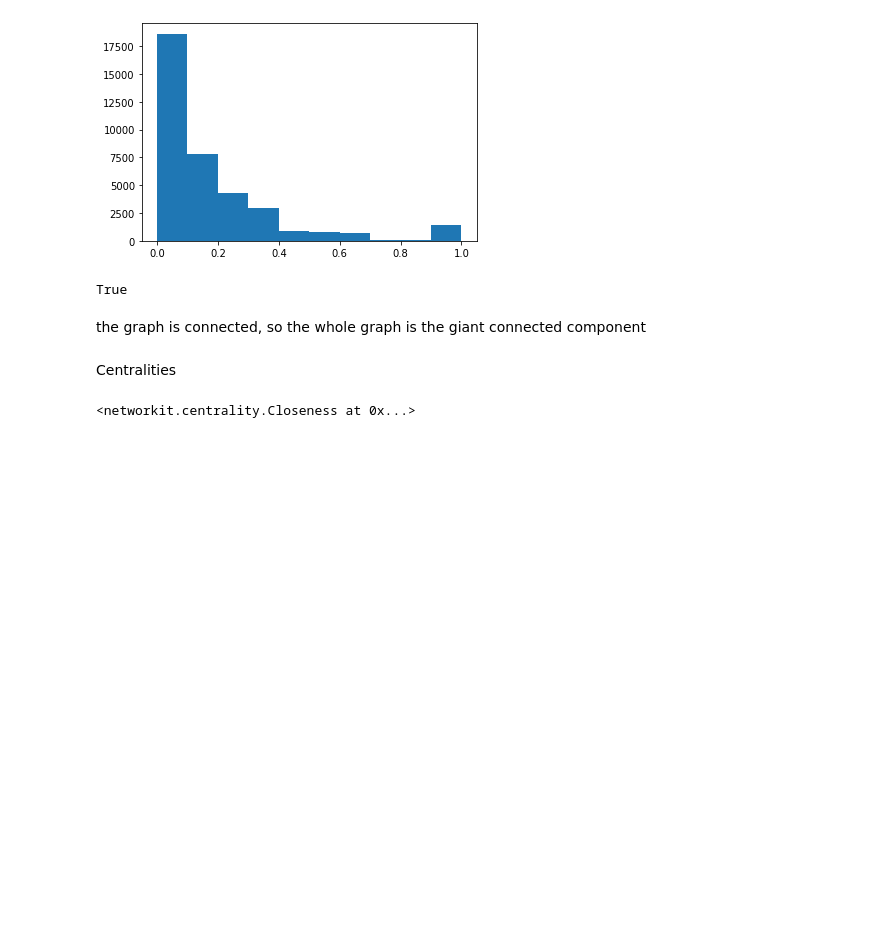
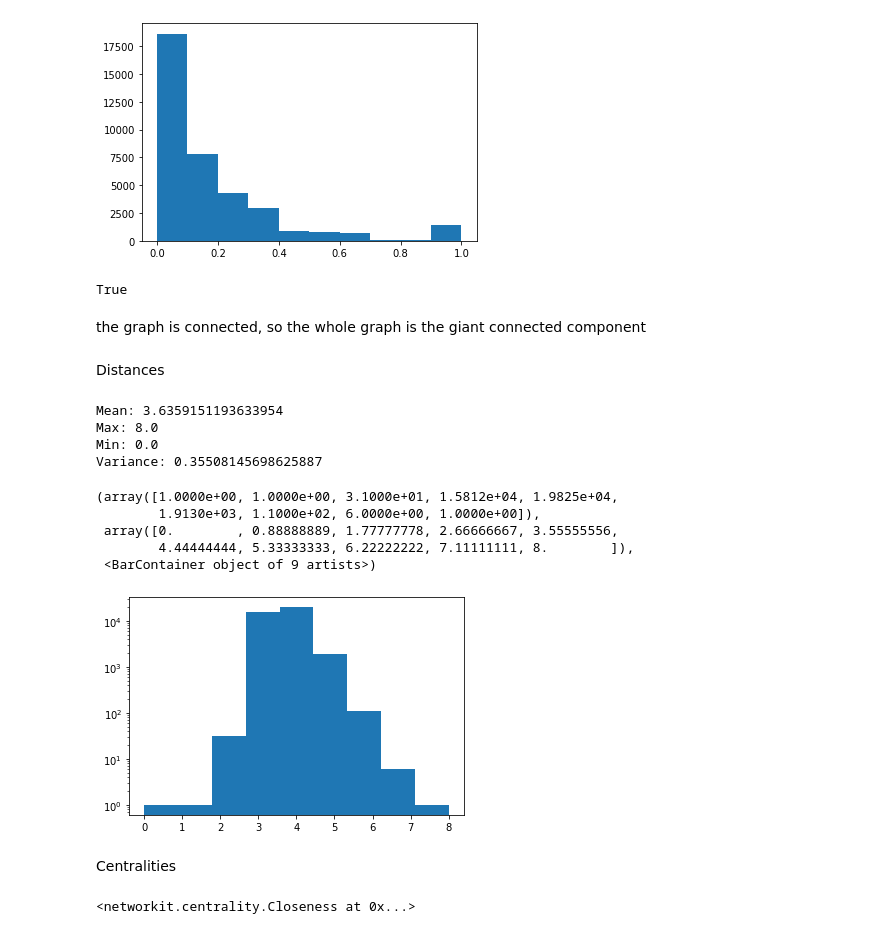
Before and after one commit to IlVirtuoso/Avrcp, a Jupyter notebook: NetAnalysis/doc/network.ipynb, the cells around one changed output. Drawn from its saved outputs; the diff is of its cells as text; code cells hidden in the pictures; blank space fills up the shorter version.

```diff
--- a/NetAnalysis/doc/network.ipynb
+++ b/NetAnalysis/doc/network.ipynb
@@ -123,6 +123,26 @@ nx.components.is_connected(nxgraph)
 True
 # %% [markdown]
 the graph is connected, so the whole graph is the giant connected component
+# %% [markdown]
+Distances
+# %%
+bfs = nk.distance.BFS(graph,0)
+bfs.run()
+nkdistances = bfs.getDistances()
+# %%
+PrintStat(nkdistances)
+plt.hist(nkdistances,log=True,bins=9)
+# %% [output]
+Mean: 3.6359151193633954
+Max: 8.0
+Min: 0.0
+Variance: 0.35508145698625887
+(array([1.0000e+00, 1.0000e+00, 3.1000e+01, 1.5812e+04, 1.9825e+04,
+        1.9130e+03, 1.1000e+02, 6.0000e+00, 1.0000e+00]),
+ array([0.        , 0.88888889, 1.77777778, 2.66666667, 3.55555556,
+        4.44444444, 5.33333333, 6.22222222, 7.11111111, 8.        ]),
+ <BarContainer object of 9 artists>)
+[figure, added]
 # %% [markdown]
 Centralities
 # %%
```
Also changed, not shown: parts of 5 cells of this notebook.
